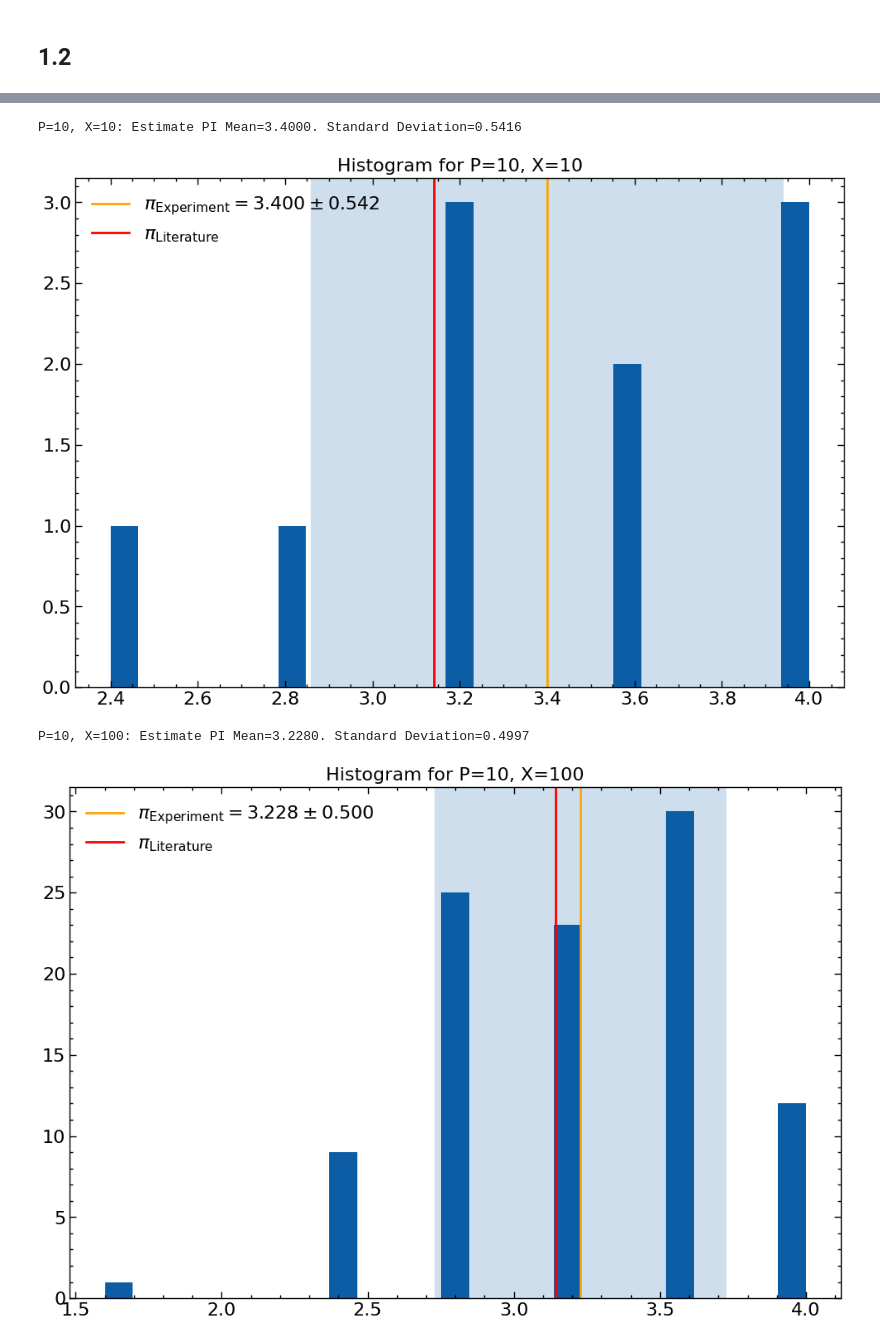
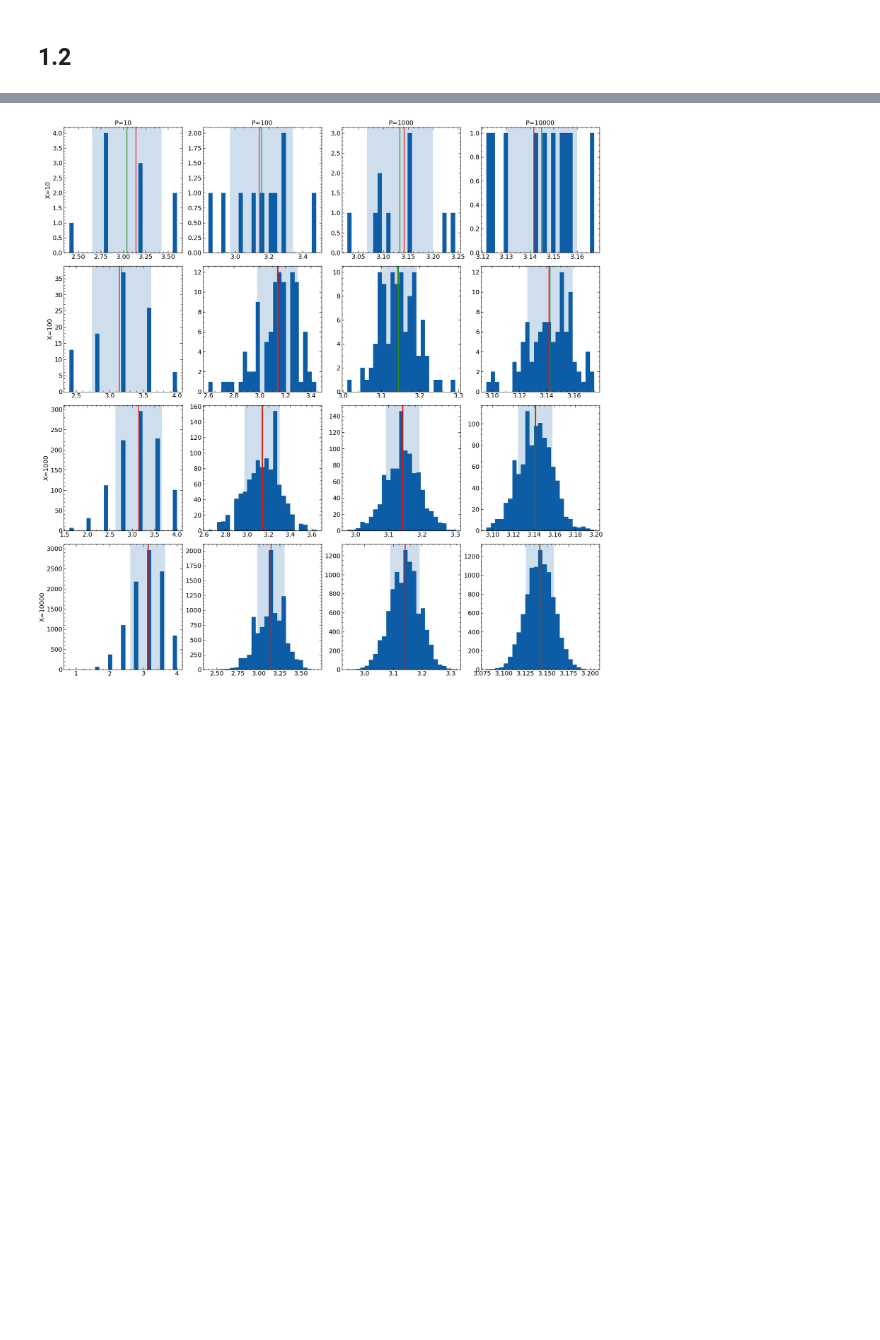
Before and after one commit to lennartvrg/ComputationalPhysics, a Jupyter notebook: 1 - Estimate of PI/Notebook.ipynb, the cells around one changed output, grey strips where cells are left out. Saved outputs shown, nothing was run; the diff lists cells and outputs as text; code cells hidden in the pictures; blank space fills up the shorter version.

Commit message:
Added matrix figure for combinations of X and P

```diff
--- a/1 - Estimate of PI/Notebook.ipynb
+++ b/1 - Estimate of PI/Notebook.ipynb
@@ -88,35 +88,35 @@ Estimate PI Mean=3.156. Standard Deviation=0.516
 # %%
 fixedp_uncertainty = dict()
 fixedx_uncertainty = dict()
 
-for num_samples in [10, 100, 1000, 10000]:
-    for num_experiments in [10, 100, 1000, 10000]:
+fig, ax = plt.subplots(4, 4, figsize=(20, 20))
+fig.tight_layout()
+
+for (row, num_experiments) in enumerate([10, 100, 1000, 10000]):
+    for (col, num_samples) in enumerate([10, 100, 1000, 10000]):
         pi_means, pi_stds, radius, inside = estimate_pi(num_samples, num_experiments)
 
         mean = pi_means.sum() / num_experiments
         std = np.sqrt(np.sum((pi_means - mean)**2) / (num_experiments-1))
-        print(f'P={num_samples}, X={num_experiments}: Estimate PI Mean={mean:.4f}. Standard Deviation={std:.4f}')
 
-        plt.hist(pi_means, bins=25)
-        plt.axvline(x=mean, color='forestgreen', label=f'$\\pi_\\text{{Experiment}} = {mean:.3f} \\pm {std:.3f}$')
-        plt.axvline(x=np.pi, color='red', label='$\\pi_\\text{Literature}$')
-        plt.axvspan(xmin=mean - std, xmax=mean + std, alpha=0.2)
+        ax[row, col].hist(pi_means, bins=25)
+        ax[row, col].axvline(x=mean, color='forestgreen')
+        ax[row, col].axvline(x=np.pi, color='red')
+        ax[row, col].axvspan(xmin=mean - std, xmax=mean + std, alpha=0.2)
 
-        plt.title(f'Histogram for P={num_samples}, X={num_experiments}')
-        plt.legend()
-        plt.show()
+        if col == 0:
+            ax[row, col].set_ylabel(f'X={num_experiments}')
+        if row == 0:
+            ax[row, col].set_title(f'P={num_samples}')
 
         if num_samples in fixedp_uncertainty:
             fixedp_uncertainty[num_samples].append((num_experiments, std))
         else:
             fixedp_uncertainty[num_samples] = [(num_experiments, std)]
 
         if num_experiments in fixedx_uncertainty:
             fixedx_uncertainty[num_experiments].append((num_samples, std))
         else:
             fixedx_uncertainty[num_experiments] = [(num_samples, std)]
 # %% [output]
-P=10, X=10: Estimate PI Mean=3.4000. Standard Deviation=0.5416
-[figure, old version]
+[figure, new version]
-P=10, X=100: Estimate PI Mean=3.2280. Standard Deviation=0.4997
-[figure, removed]
```
Also changed, not shown: parts of 6 cells of this notebook, 1 other file.
